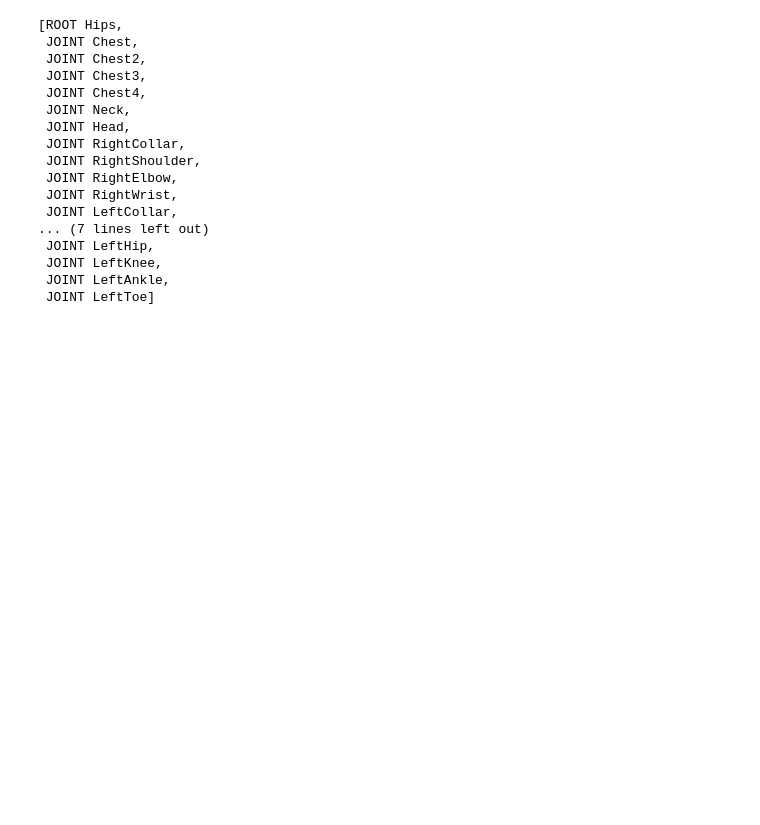
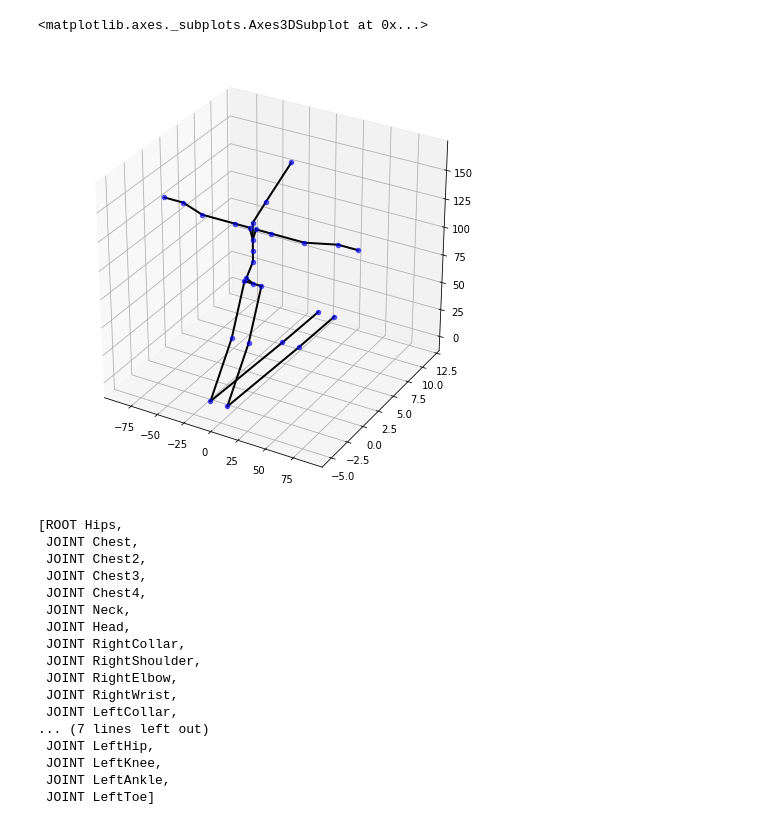
Before and after one commit to arnisafazla/CS490-Senior-Research-Project, a Jupyter notebook: CS_490_1_0.ipynb, the cells around one changed output. Drawn from its saved outputs; the diff is of its cells as text; code cells hidden in the pictures; blank space fills up the shorter version.

```diff
--- a/CS_490_1_0.ipynb
+++ b/CS_490_1_0.ipynb
@@ -63,3 +112,8 @@ with open('/content/drive/MyDrive/CS490/anger_negative.bvh') as f:
+# %%
+viz_tools.draw_stickfigure3d(anger_position[0], 0)
+# %% [output]
+<matplotlib.axes._subplots.Axes3DSubplot at 0x...>
+[figure, added]
 # %%
 anger_mocap.get_joints()
 # %% [output]
```
Also changed, not shown: parts of 23 cells of this notebook.
